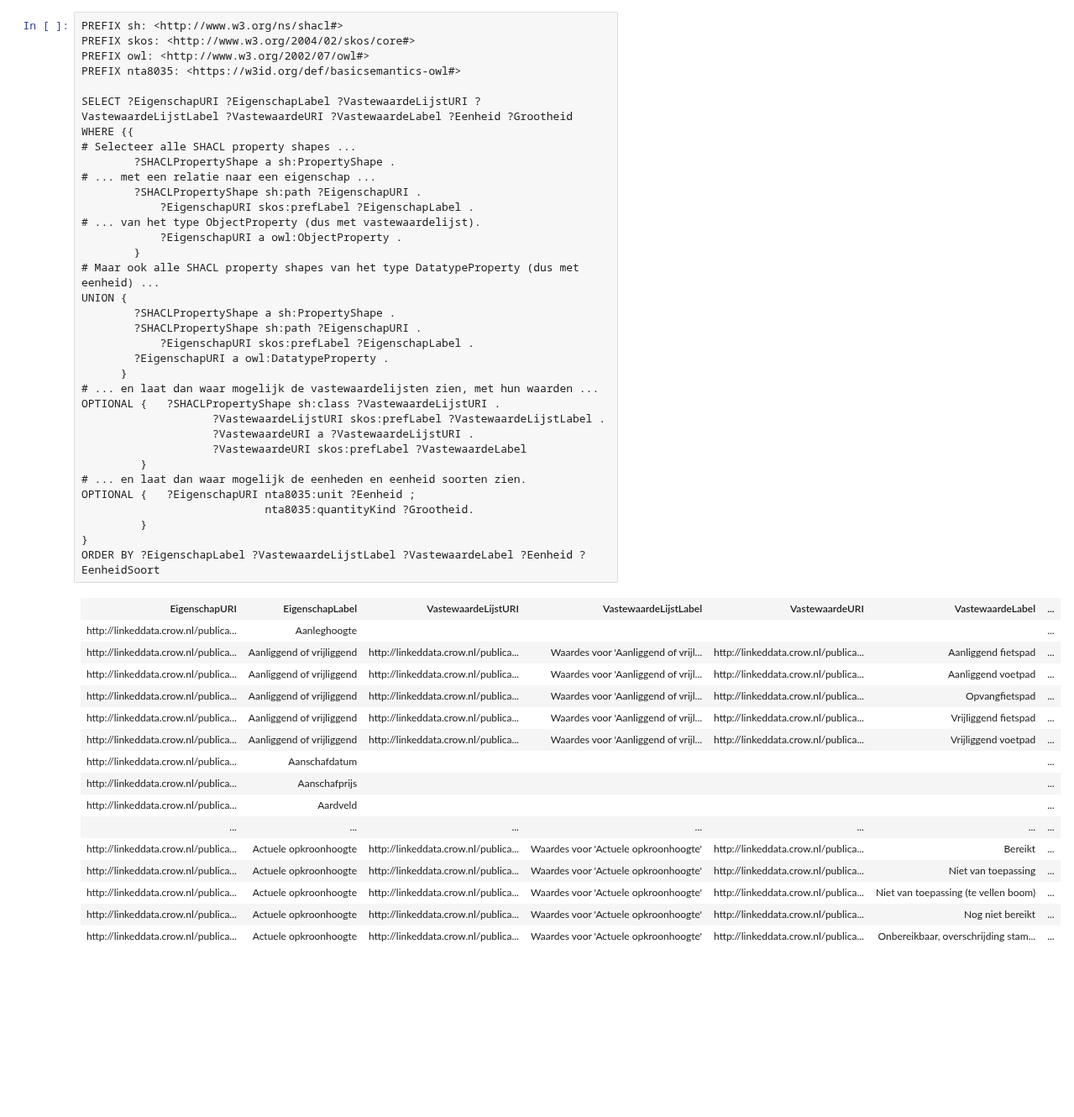
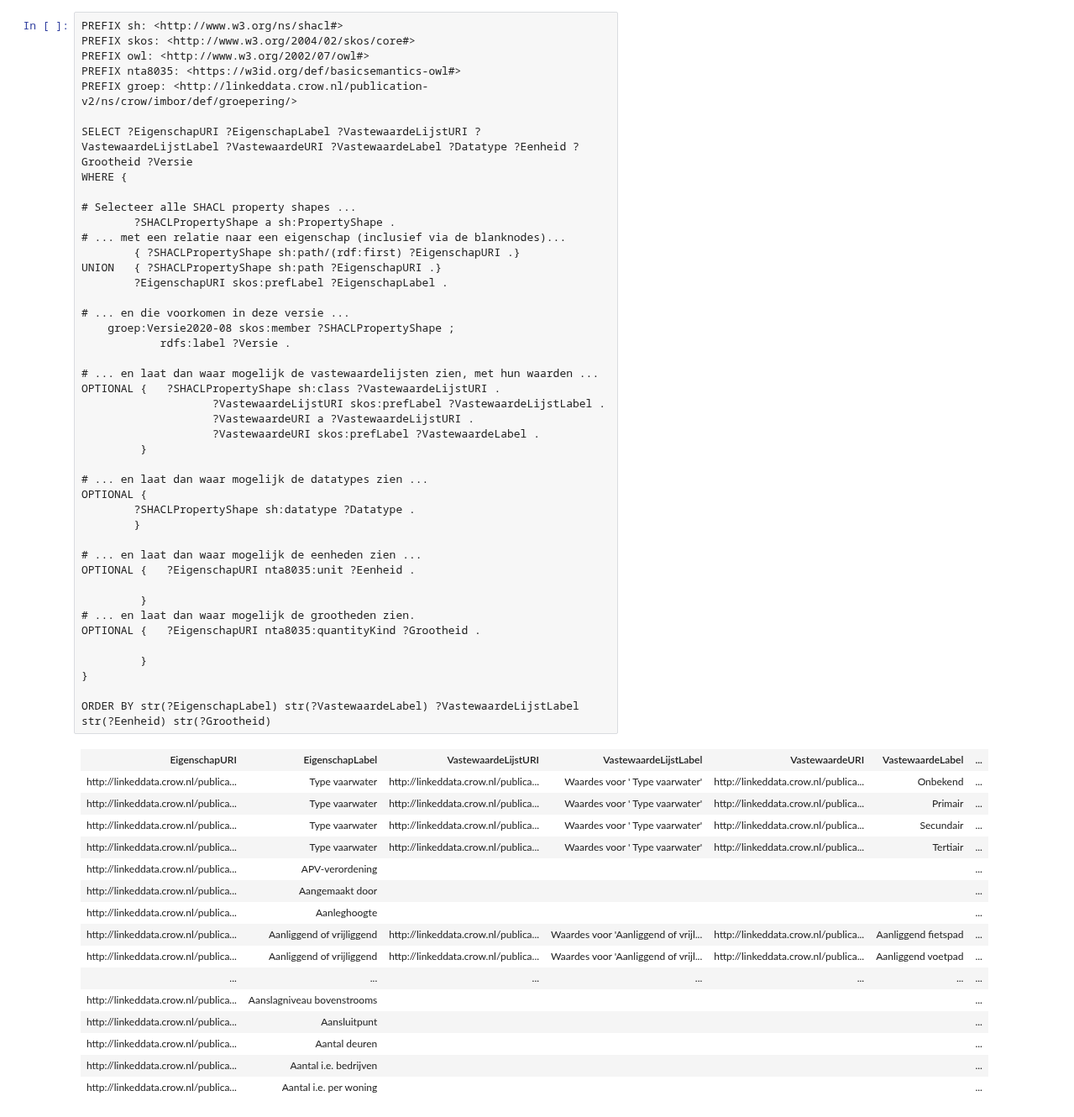
Before and after one commit to Stichting-CROW/imbor, a Jupyter notebook: docs/SPARQL-voorbeelden.ipynb, the cells around one changed output. Shown at 84% size. Saved outputs shown, nothing was run; the diff lists cells and outputs as text; blank space fills up the shorter version.

Commit message:
SPARQL-voorbeelden geupdate naar 2020-08

```diff
--- a/docs/SPARQL-voorbeelden.ipynb
+++ b/docs/SPARQL-voorbeelden.ipynb
@@ -167,52 +189,61 @@ In IMBOR zijn er voor voor sommige eigenschappen eenheden gedefinieerd, dit noem
 # %%
 PREFIX sh: <http://www.w3.org/ns/shacl#>
 PREFIX skos: <http://www.w3.org/2004/02/skos/core#>
 PREFIX owl: <http://www.w3.org/2002/07/owl#>
 PREFIX nta8035: <https://w3id.org/def/basicsemantics-owl#>
+PREFIX groep: <http://linkeddata.crow.nl/publication-v2/ns/crow/imbor/def/groepering/>
 
-SELECT ?EigenschapURI ?EigenschapLabel ?VastewaardeLijstURI ?VastewaardeLijstLabel ?VastewaardeURI ?VastewaardeLabel ?Eenheid ?Grootheid
-WHERE {{
+SELECT ?EigenschapURI ?EigenschapLabel ?VastewaardeLijstURI ?VastewaardeLijstLabel ?VastewaardeURI ?VastewaardeLabel ?Datatype ?Eenheid ?Grootheid ?Versie
+WHERE {
+
 # Selecteer alle SHACL property shapes ...
     	?SHACLPropertyShape a sh:PropertyShape .
-# ... met een relatie naar een eigenschap ...
-        ?SHACLPropertyShape sh:path ?EigenschapURI .
-    		?EigenschapURI skos:prefLabel ?EigenschapLabel .
-# ... van het type ObjectProperty (dus met vastewaardelijst).
-        	?EigenschapURI a owl:ObjectProperty .
-		}
-# Maar ook alle SHACL property shapes van het type DatatypeProperty (dus met eenheid) ...
-UNION {
-    	?SHACLPropertyShape a sh:PropertyShape .
-    	?SHACLPropertyShape sh:path ?EigenschapURI .
-    		?EigenschapURI skos:prefLabel ?EigenschapLabel .
-   		?EigenschapURI a owl:DatatypeProperty .
-      }
+# ... met een relatie naar een eigenschap (inclusief via de blanknodes)...
+        { ?SHACLPropertyShape sh:path/(rdf:first) ?EigenschapURI .}
+UNION   { ?SHACLPropertyShape sh:path ?EigenschapURI .}
+        ?EigenschapURI skos:prefLabel ?EigenschapLabel .
+
+# ... en die voorkomen in deze versie ...
+    groep:Versie2020-08 skos:member ?SHACLPropertyShape ;
+            rdfs:label ?Versie .
+
 # ... en laat dan waar mogelijk de vastewaardelijsten zien, met hun waarden ...
 OPTIONAL {   ?SHACLPropertyShape sh:class ?VastewaardeLijstURI .
 					?VastewaardeLijstURI skos:prefLabel ?VastewaardeLijstLabel .
 					?VastewaardeURI a ?VastewaardeLijstURI .
-    				?VastewaardeURI skos:prefLabel ?VastewaardeLabel
+    				?VastewaardeURI skos:prefLabel ?VastewaardeLabel .
    		 }
-# ... en laat dan waar mogelijk de eenheden en eenheid soorten zien.
-OPTIONAL {   ?EigenschapURI nta8035:unit ?Eenheid ;
-                            nta8035:quantityKind ?Grootheid.
+
+# ... en laat dan waar mogelijk de datatypes zien ...
+OPTIONAL {
+    	?SHACLPropertyShape sh:datatype ?Datatype .
+        }
+
+# ... en laat dan waar mogelijk de eenheden zien ...
+OPTIONAL {   ?EigenschapURI nta8035:unit ?Eenheid .
+
+		 }
+# ... en laat dan waar mogelijk de grootheden zien.
+OPTIONAL {   ?EigenschapURI nta8035:quantityKind ?Grootheid .
+
 		 }
 }
-ORDER BY ?EigenschapLabel ?VastewaardeLijstLabel ?VastewaardeLabel ?Eenheid ?EenheidSoort
+
+ORDER BY str(?EigenschapLabel) str(?VastewaardeLabel) ?VastewaardeLijstLabel str(?Eenheid) str(?Grootheid)
 # %% [output]
 | EigenschapURI | EigenschapLabel | VastewaardeLijstURI | VastewaardeLijstLabel | VastewaardeURI | VastewaardeLabel | ... |
+| http://linkeddata.crow.nl/publica... | Type vaarwater | http://linkeddata.crow.nl/publica... | Waardes voor ' Type vaarwater' | http://linkeddata.crow.nl/publica... | Onbekend | ... |
+| http://linkeddata.crow.nl/publica... | Type vaarwater | http://linkeddata.crow.nl/publica... | Waardes voor ' Type vaarwater' | http://linkeddata.crow.nl/publica... | Primair | ... |
+| http://linkeddata.crow.nl/publica... | Type vaarwater | http://linkeddata.crow.nl/publica... | Waardes voor ' Type vaarwater' | http://linkeddata.crow.nl/publica... | Secundair | ... |
+| http://linkeddata.crow.nl/publica... | Type vaarwater | http://linkeddata.crow.nl/publica... | Waardes voor ' Type vaarwater' | http://linkeddata.crow.nl/publica... | Tertiair | ... |
+| http://linkeddata.crow.nl/publica... | APV-verordening |  |  |  |  | ... |
+| http://linkeddata.crow.nl/publica... | Aangemaakt door |  |  |  |  | ... |
 | http://linkeddata.crow.nl/publica... | Aanleghoogte |  |  |  |  | ... |
 | http://linkeddata.crow.nl/publica... | Aanliggend of vrijliggend | http://linkeddata.crow.nl/publica... | Waardes voor 'Aanliggend of vrijl... | http://linkeddata.crow.nl/publica... | Aanliggend fietspad | ... |
 | http://linkeddata.crow.nl/publica... | Aanliggend of vrijliggend | http://linkeddata.crow.nl/publica... | Waardes voor 'Aanliggend of vrijl... | http://linkeddata.crow.nl/publica... | Aanliggend voetpad | ... |
-| http://linkeddata.crow.nl/publica... | Aanliggend of vrijliggend | http://linkeddata.crow.nl/publica... | Waardes voor 'Aanliggend of vrijl... | http://linkeddata.crow.nl/publica... | Opvangfietspad | ... |
-| http://linkeddata.crow.nl/publica... | Aanliggend of vrijliggend | http://linkeddata.crow.nl/publica... | Waardes voor 'Aanliggend of vrijl... | http://linkeddata.crow.nl/publica... | Vrijliggend fietspad | ... |
-| http://linkeddata.crow.nl/publica... | Aanliggend of vrijliggend | http://linkeddata.crow.nl/publica... | Waardes voor 'Aanliggend of vrijl... | http://linkeddata.crow.nl/publica... | Vrijliggend voetpad | ... |
-| http://linkeddata.crow.nl/publica... | Aanschafdatum |  |  |  |  | ... |
-| http://linkeddata.crow.nl/publica... | Aanschafprijs |  |  |  |  | ... |
-| http://linkeddata.crow.nl/publica... | Aardveld |  |  |  |  | ... |
 | ... | ... | ... | ... | ... | ... | ... |
-| http://linkeddata.crow.nl/publica... | Actuele opkroonhoogte | http://linkeddata.crow.nl/publica... | Waardes voor 'Actuele opkroonhoogte' | http://linkeddata.crow.nl/publica... | Bereikt | ... |
-| http://linkeddata.crow.nl/publica... | Actuele opkroonhoogte | http://linkeddata.crow.nl/publica... | Waardes voor 'Actuele opkroonhoogte' | http://linkeddata.crow.nl/publica... | Niet van toepassing | ... |
-| http://linkeddata.crow.nl/publica... | Actuele opkroonhoogte | http://linkeddata.crow.nl/publica... | Waardes voor 'Actuele opkroonhoogte' | http://linkeddata.crow.nl/publica... | Niet van toepassing (te vellen boom) | ... |
-| http://linkeddata.crow.nl/publica... | Actuele opkroonhoogte | http://linkeddata.crow.nl/publica... | Waardes voor 'Actuele opkroonhoogte' | http://linkeddata.crow.nl/publica... | Nog niet bereikt | ... |
-| http://linkeddata.crow.nl/publica... | Actuele opkroonhoogte | http://linkeddata.crow.nl/publica... | Waardes voor 'Actuele opkroonhoogte' | http://linkeddata.crow.nl/publica... | Onbereikbaar, overschrijding stam... | ... |
+| http://linkeddata.crow.nl/publica... | Aanslagniveau bovenstrooms |  |  |  |  | ... |
+| http://linkeddata.crow.nl/publica... | Aansluitpunt |  |  |  |  | ... |
+| http://linkeddata.crow.nl/publica... | Aantal deuren |  |  |  |  | ... |
+| http://linkeddata.crow.nl/publica... | Aantal i.e. bedrijven |  |  |  |  | ... |
+| http://linkeddata.crow.nl/publica... | Aantal i.e. per woning |  |  |  |  | ... |
```
Also changed, not shown: parts of 8 cells of this notebook.
